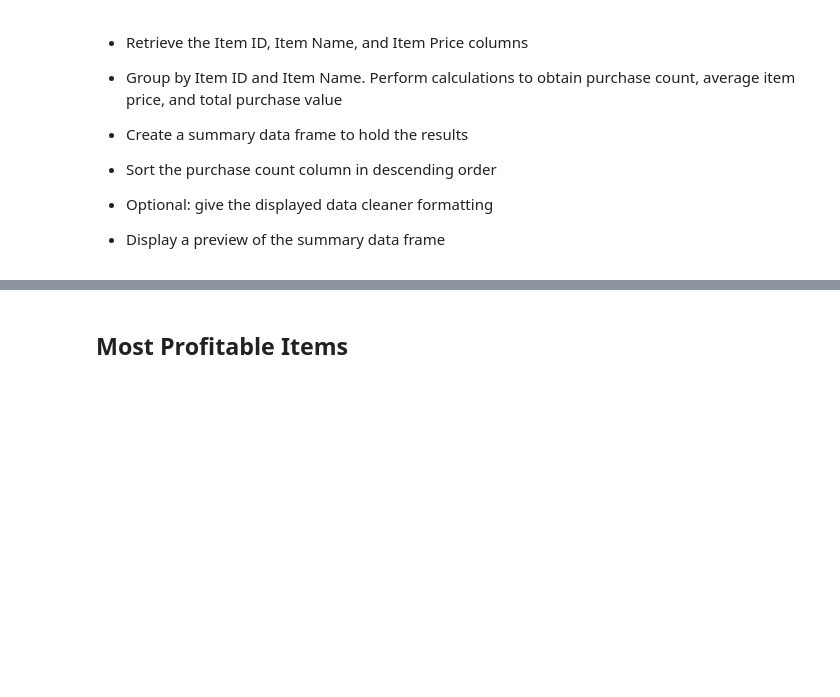
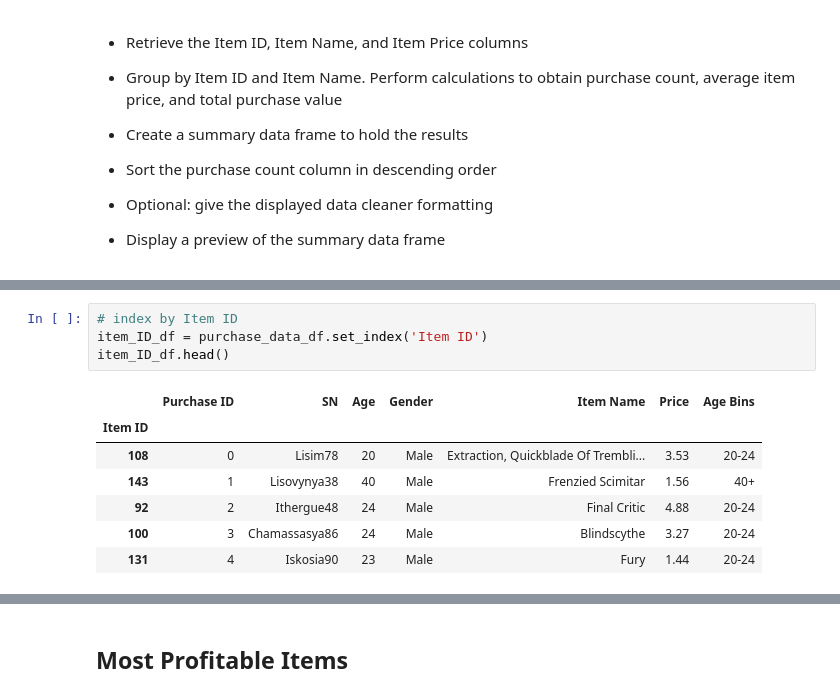
Before and after one commit to ArielleEagan/pandas-challenge, a Jupyter notebook: HeroesOfPymoli_AE.ipynb, the cells around one changed output, grey strips where cells are left out. Saved outputs shown, nothing was run; the diff lists cells and outputs as text; blank space fills up the shorter version.

```diff
--- a/HeroesOfPymoli_AE.ipynb
+++ b/HeroesOfPymoli_AE.ipynb
@@ -715,0 +786,12 @@ age_summary
+# %%
+# index by Item ID
+item_ID_df = purchase_data_df.set_index('Item ID')
+item_ID_df.head()
+# %% [output]
+|  | Purchase ID | SN | Age | Gender | Item Name | Price | Age Bins |
+| Item ID |  |  |  |  |  |  |  |
+| 108 | 0 | Lisim78 | 20 | Male | Extraction, Quickblade Of Trembli... | 3.53 | 20-24 |
+| 143 | 1 | Lisovynya38 | 40 | Male | Frenzied Scimitar | 1.56 | 40+ |
+| 92 | 2 | Ithergue48 | 24 | Male | Final Critic | 4.88 | 20-24 |
+| 100 | 3 | Chamassasya86 | 24 | Male | Blindscythe | 3.27 | 20-24 |
+| 131 | 4 | Iskosia90 | 23 | Male | Fury | 1.44 | 20-24 |
```
Also changed, not shown: parts of 23 cells of this notebook.
